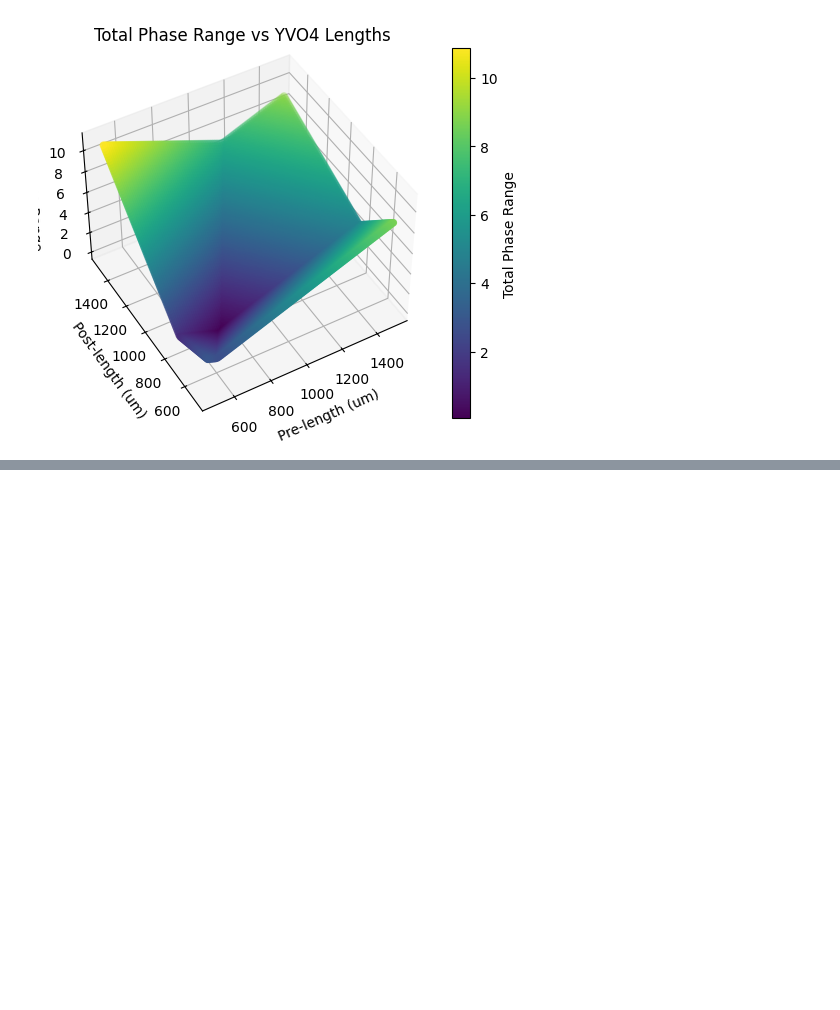
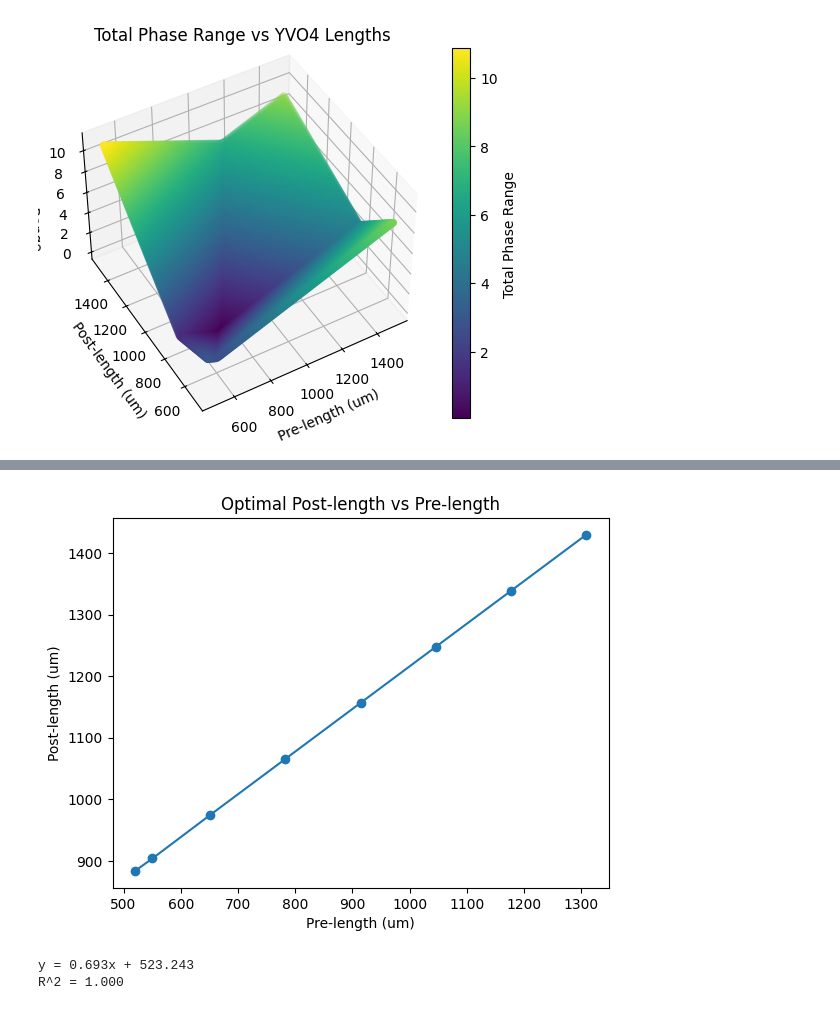
Before and after one commit to josephniblo/walkoff-source, a Jupyter notebook: 2-correcting-phase-calculation.ipynb, the cells around one changed output, grey strips where cells are left out. Saved outputs shown, nothing was run; the diff lists cells and outputs as text; code cells hidden in the pictures; blank space fills up the shorter version.

```diff
--- a/2-correcting-phase-calculation.ipynb
+++ b/2-correcting-phase-calculation.ipynb
@@ -953,0 +1150,28 @@ plt.savefig("range_plot.png")
+# %%
+# for each value of pre length, get the value of post length that minimises the absolute phase
+import pandas as pd
+df = pd.DataFrame(absolute_phase_data, columns=["Pre-length", "Post-length", "Absolute Phase"])
+
+# return the row for each value of pre-length that has the minimum absolute phase
+min_post_lengths = df.loc[df.groupby("Pre-length")["Absolute Phase"].idxmin()]
+
+# remove the rows with an absolute phase greater than np.pi
+min_post_lengths = min_post_lengths[min_post_lengths["Absolute Phase"] < 1]
+
+# plot the minimum post lengths
+plt.plot(min_post_lengths["Pre-length"], min_post_lengths["Post-length"], 'o-')
+plt.xlabel("Pre-length (um)")
+plt.ylabel("Post-length (um)")
+plt.title("Optimal Post-length vs Pre-length")
+plt.show()
+
+# get the line of best fit
+from scipy.stats import linregress
+slope, intercept, r_value, p_value, std_err = linregress(min_post_lengths["Pre-length"], min_post_lengths["Post-length"])
+
+print(f"y = {slope:.3f}x + {intercept:.3f}")
+print(f"R^2 = {r_value**2:.3f}")
+# %% [output]
+[figure, added]
+y = 0.693x + 523.243
+R^2 = 1.000
```
Also changed, not shown: parts of 10 cells of this notebook, 4 other files.
